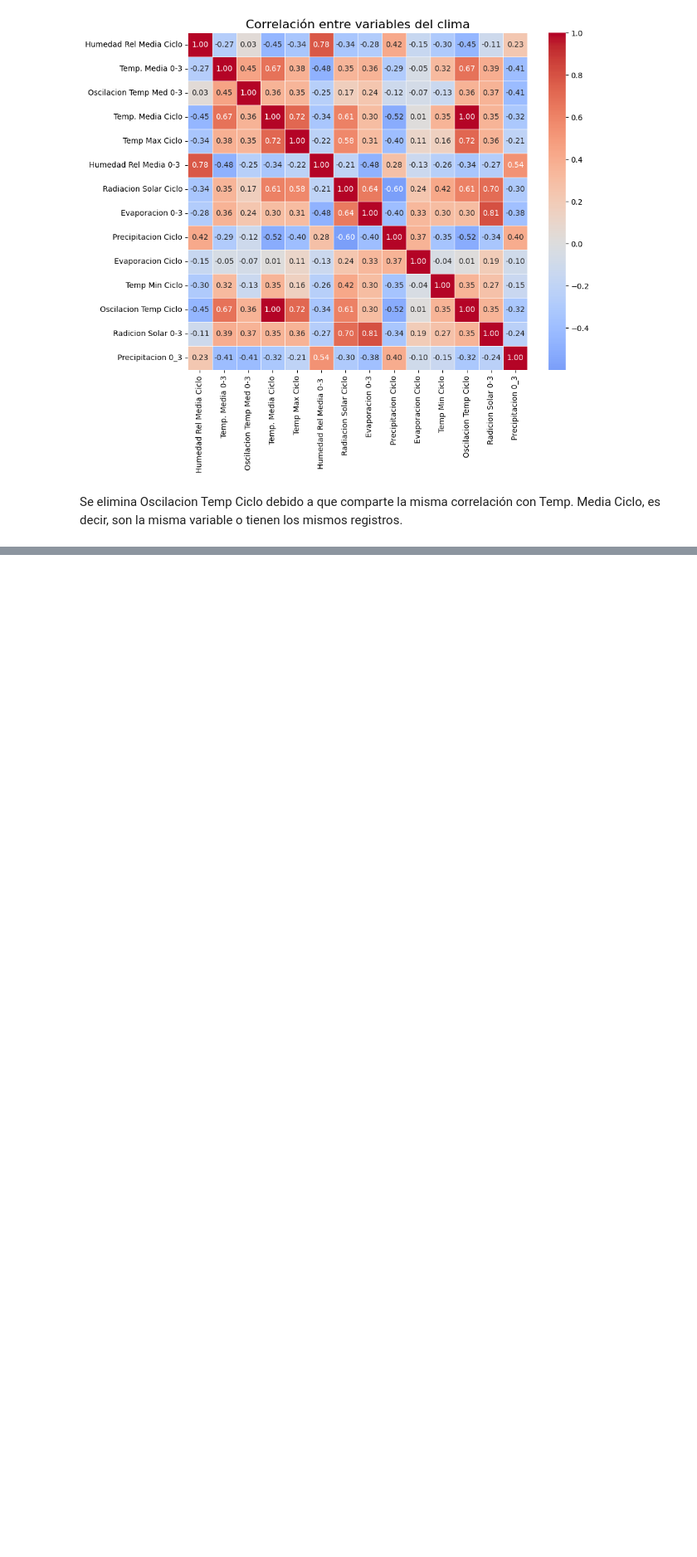
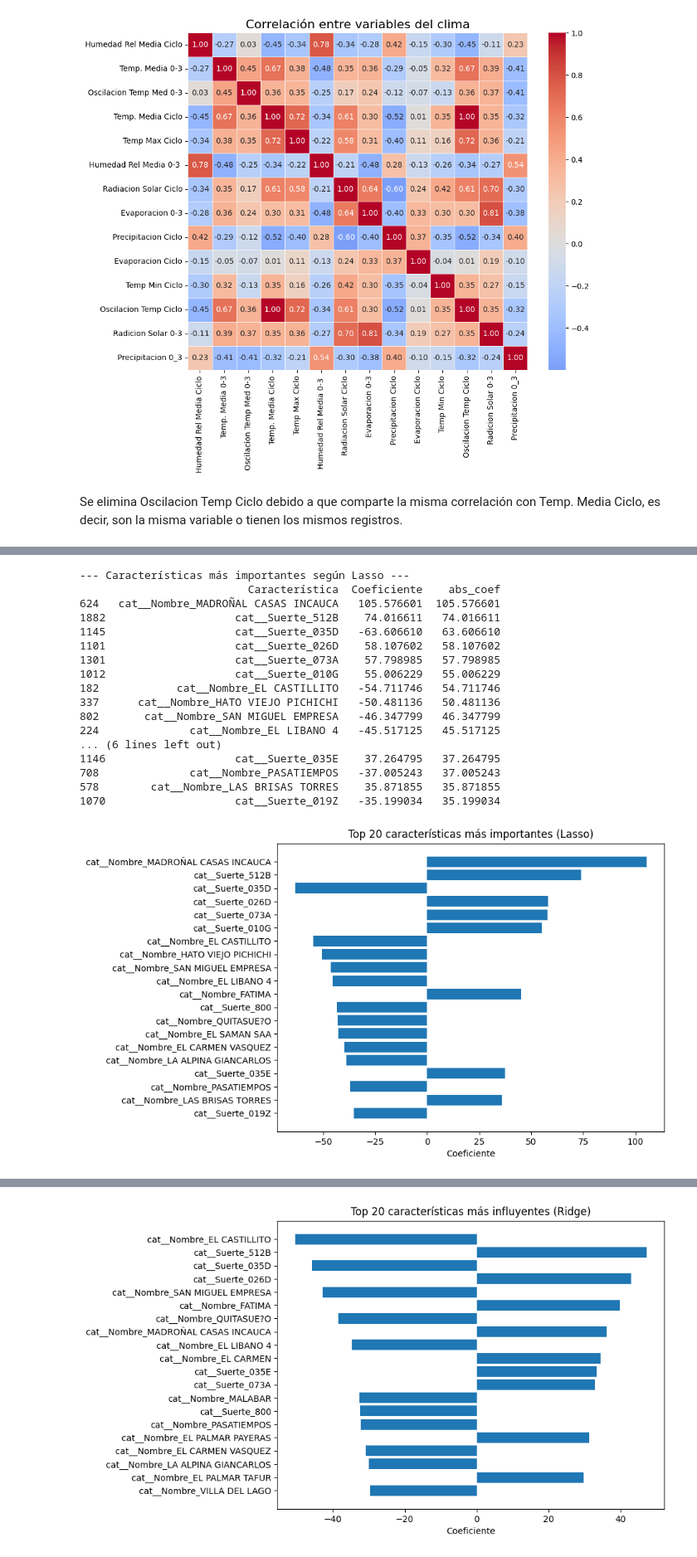
Before and after one commit to Joules17/aprendizaje-automatico-1-taller-practico, a Jupyter notebook: EDA-GENERAL.ipynb, the cells around one changed output, grey strips where cells are left out. Shown at 83% size. Drawn from its saved outputs; the diff is of its cells as text; code cells hidden in the pictures; blank space fills up the shorter version.

```diff
--- a/EDAF.ipynb
+++ b/EDA-GENERAL.ipynb
@@ -317,10 +291,0 @@ dtype: float64
-# %%
-## % Infestación se crea variable dummy
-df_mod['diatrea_measured'] = df_mod["%Infest.Diatrea"].notna().astype(int)
-
-## Imputar NaN por 0
-df_mod['%Infest.Diatrea'] = df_mod['%Infest.Diatrea'].fillna(0)
-# %%
-df_mod = df_mod.drop(columns = ['Codigo Estacion'])
-# %%
-df_mod = df_mod.drop(columns = ['D.S.'])
@@ -632,0 +436,69 @@ print(results_df)
+# %%
+best_lasso_model = grid_search_lasso.best_estimator_
+lasso_feature_names = best_lasso_model.named_steps['preprocessor'].get_feature_names_out()
+lasso_coeffs = best_lasso_model.named_steps['regressor'].coef_
+
+df_lasso = pd.DataFrame({
+    'Característica': lasso_feature_names,
+    'Coeficiente': lasso_coeffs
+})
+
+# Filtramos las que Lasso mantuvo (coef != 0)
+significant_lasso = df_lasso[df_lasso['Coeficiente'] != 0] \
+    .assign(abs_coef=lambda d: d['Coeficiente'].abs()) \
+    .sort_values(by='abs_coef', ascending=False)
+
+print("\n--- Características más importantes según Lasso ---")
+print(significant_lasso.head(20))
+
+# Gráfico
+plt.figure(figsize=(8, 6))
+plt.barh(significant_lasso.head(20)['Característica'],
+         significant_lasso.head(20)['Coeficiente'])
+plt.gca().invert_yaxis()
+plt.title("Top 20 características más importantes (Lasso)")
+plt.xlabel("Coeficiente")
+plt.show()
+
+
+# --- Ridge ---
+best_ridge_model = grid_search_ridge.best_estimator_
+ridge_feature_names = best_ridge_model.named_steps['preprocessor'].get_feature_names_out()
+ridge_coeffs = best_ridge_model.named_steps['regressor'].coef_
+
+df_ridge = pd.DataFrame({
+    'Característica': ridge_feature_names,
+    'Coeficiente': ridge_coeffs,
+    'abs_coef': abs(ridge_coeffs)
+}).sort_values(by='abs_coef', ascending=False)
+
+print("\n--- Características más influyentes según Ridge ---")
+print(df_ridge.head(20))
+
+# Gráfico
+plt.figure(figsize=(8, 6))
+plt.barh(df_ridge.head(20)['Característica'],
+         df_ridge.head(20)['Coeficiente'])
+plt.gca().invert_yaxis()
+plt.title("Top 20 características más influyentes (Ridge)")
+plt.xlabel("Coeficiente")
+plt.show()
+# %% [output]
+--- Características más importantes según Lasso ---
+                          Característica  Coeficiente    abs_coef
+624   cat__Nombre_MADROÑAL CASAS INCAUCA   105.576601  105.576601
+1882                    cat__Suerte_512B    74.016611   74.016611
+1145                    cat__Suerte_035D   -63.606610   63.606610
+1101                    cat__Suerte_026D    58.107602   58.107602
+1301                    cat__Suerte_073A    57.798985   57.798985
+1012                    cat__Suerte_010G    55.006229   55.006229
+182            cat__Nombre_EL CASTILLITO   -54.711746   54.711746
+337      cat__Nombre_HATO VIEJO PICHICHI   -50.481136   50.481136
+802       cat__Nombre_SAN MIGUEL EMPRESA   -46.347799   46.347799
+224              cat__Nombre_EL LIBANO 4   -45.517125   45.517125
+... (6 lines left out)
+1146                    cat__Suerte_035E    37.264795   37.264795
+708              cat__Nombre_PASATIEMPOS   -37.005243   37.005243
+578        cat__Nombre_LAS BRISAS TORRES    35.871855   35.871855
+1070                    cat__Suerte_019Z   -35.199034   35.199034
+[figure, added]
@@ -632,0 +522 @@ print(results_df)
+[figure, added]
```
Also changed, not shown: parts of 27 cells of this notebook, 2 other files.
